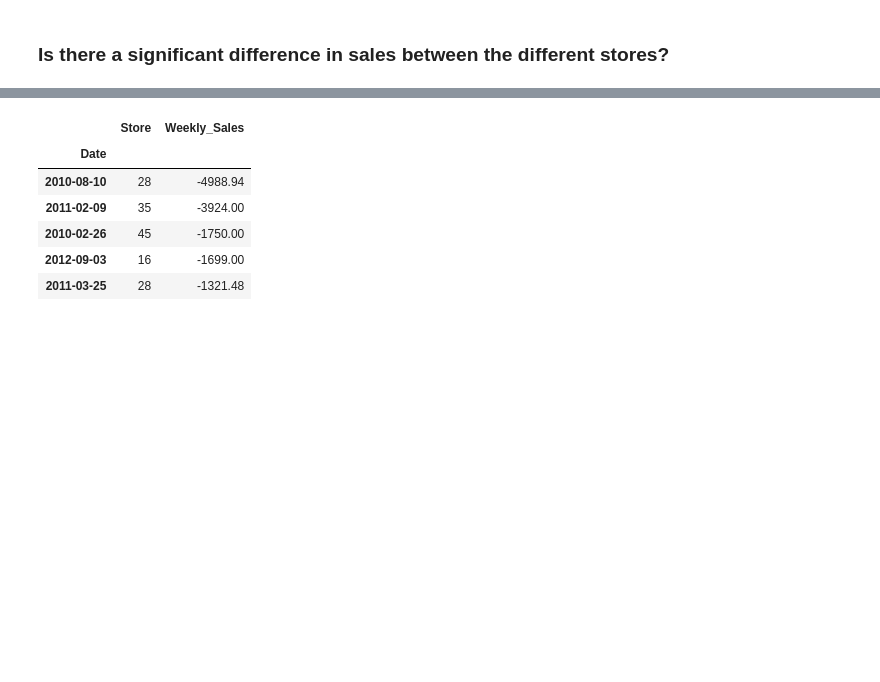
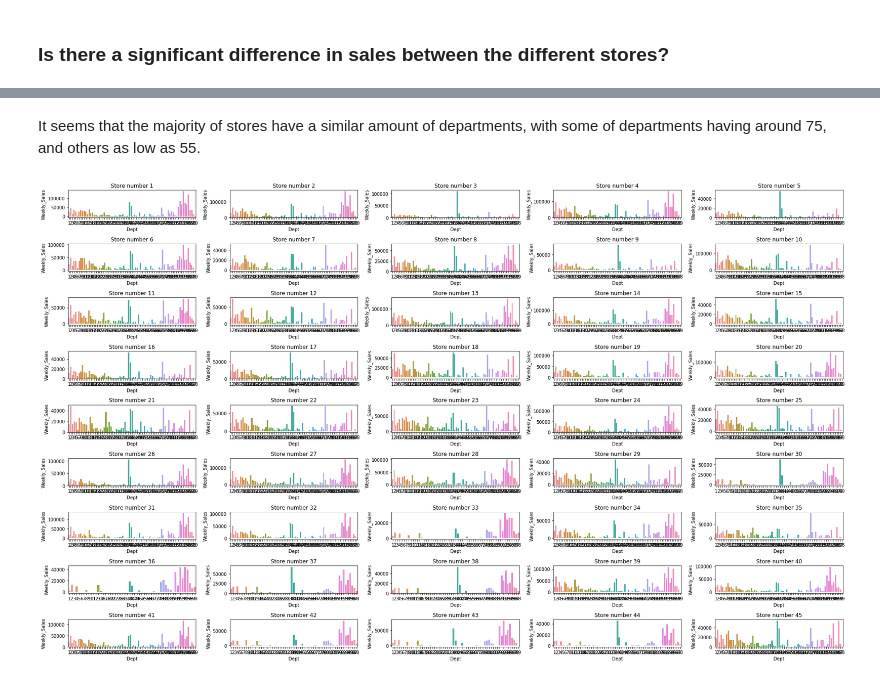
Before and after one commit to guedanie/retail-time-series-project, a Jupyter notebook: retail-time-series-analysis.ipynb, the cells around one changed output, grey strips where cells are left out. Saved outputs shown, nothing was run; the diff lists cells and outputs as text; code cells hidden in the pictures; blank space fills up the shorter version.

```diff
--- a/retail-time-series-analysis.ipynb
+++ b/retail-time-series-analysis.ipynb
@@ -304,10 +337,14 @@ df[["Store", "Weekly_Sales"]].nlargest(5, columns="Weekly_Sales")
-# %%
-df[["Store", "Weekly_Sales"]].nsmallest(5, columns="Weekly_Sales")
-# %% [output]
-|  | Store | Weekly_Sales |
-| Date |  |  |
-| 2010-08-10 | 28 | -4988.94 |
-| 2011-02-09 | 35 | -3924.00 |
-| 2010-02-26 | 45 | -1750.00 |
-| 2012-09-03 | 16 | -1699.00 |
-| 2011-03-25 | 28 | -1321.48 |
+# %% [markdown]
+It seems that the majority of stores have a similar amount of departments, with some of departments having around 75, and others as low as 55.
+# %%
+train_11 = train["2011"]
+f = plt.figure(figsize=(25, 15))
+# plt.suptitle("Avg Sales by Department")
+for i in range(1,46):
+    store = train_11[train_11.Store == i].groupby(["Store", "Dept"])[["Weekly_Sales"]].mean().reset_index()
+    f.add_subplot(9, 5, i)
+    sns.barplot(data=store, x="Dept", y="Weekly_Sales")
+    plt.title(f'Store number {i}')
+plt.tight_layout()
+# %% [output]
+[figure, added]
```
Also changed, not shown: parts of 16 cells of this notebook.
